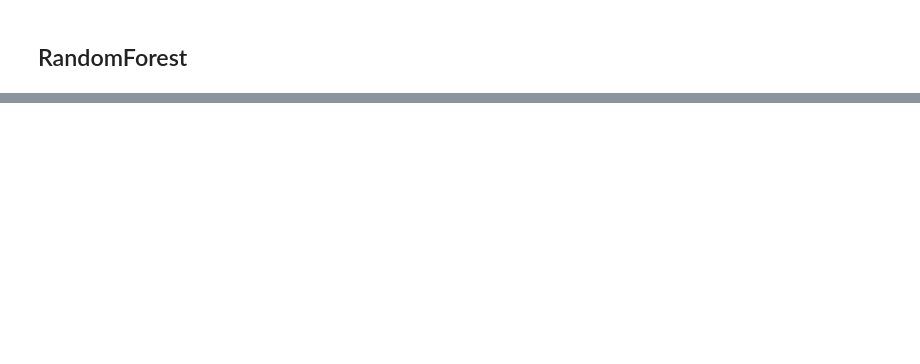
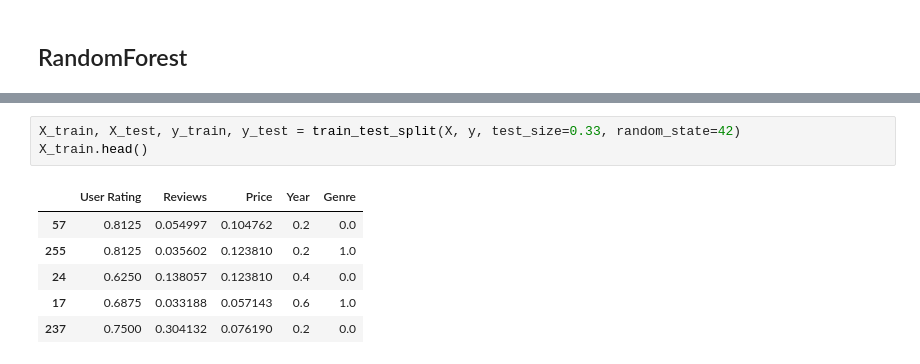
Before and after one commit to MohammadB88/ML_DS_Projects, a Jupyter notebook: kaggle/Amazon_Book_Rating/Amz_book_rating.ipynb, the cells around one changed output, grey strips where cells are left out. Drawn from its saved outputs; the diff is of its cells as text; blank space fills up the shorter version.

```diff
--- a/kaggle/Amazon_Book_Rating/Amz_book_rating.ipynb
+++ b/kaggle/Amazon_Book_Rating/Amz_book_rating.ipynb
@@ -462,0 +566,10 @@ Name: User Rating, dtype: int64
+# %%
+X_train, X_test, y_train, y_test = train_test_split(X, y, test_size=0.33, random_state=42)
+X_train.head()
+# %% [output]
+|  | User Rating | Reviews | Price | Year | Genre |
+| 57 | 0.8125 | 0.054997 | 0.104762 | 0.2 | 0.0 |
+| 255 | 0.8125 | 0.035602 | 0.123810 | 0.2 | 1.0 |
+| 24 | 0.6250 | 0.138057 | 0.123810 | 0.4 | 0.0 |
+| 17 | 0.6875 | 0.033188 | 0.057143 | 0.6 | 1.0 |
+| 237 | 0.7500 | 0.304132 | 0.076190 | 0.2 | 0.0 |
```
Also changed, not shown: parts of 50 cells of this notebook.
